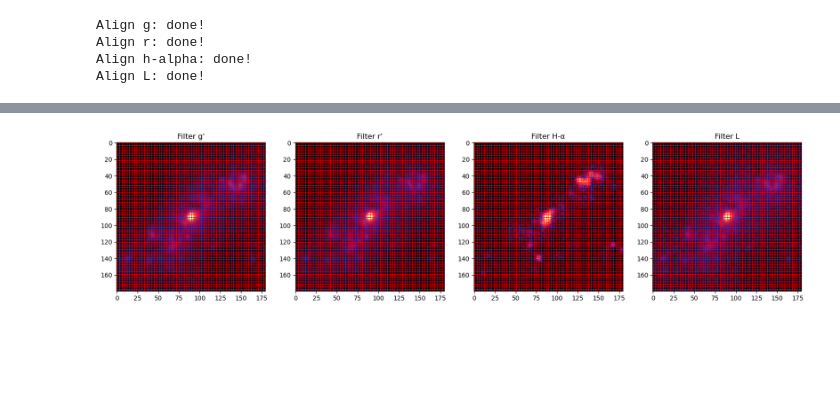
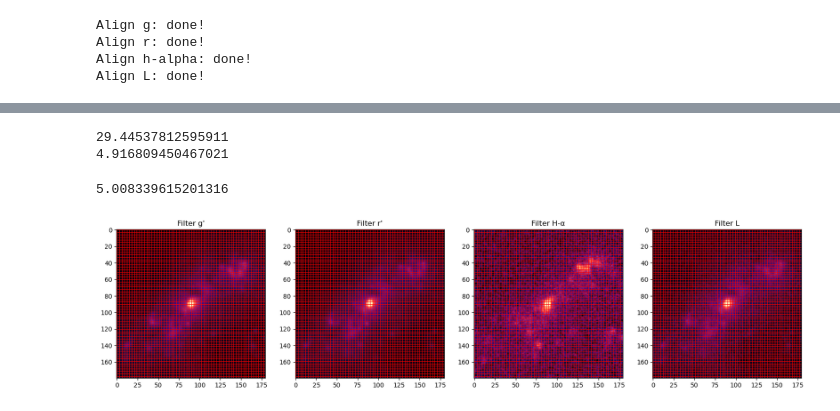
Before and after one commit to Juaopteinde/Group-19-NGC4449, a Jupyter notebook: sections.ipynb, the cells around one changed output, grey strips where cells are left out. Cells and saved outputs as stored; diff of their text form; code cells hidden in the pictures; blank space fills up the shorter version.

```diff
--- a/sections.ipynb
+++ b/sections.ipynb
@@ -79,7 +79,7 @@ def section_image(image, region_size=(region_size_define, region_size_define)):
 fit_g = "NGC_4449_g_stack_astrometry.fits"
 fit_r = "NGC_4449_r_stack_astrometry.fits"
 fit_L = 'NGC_4449_L_stack_astrometry.fits'
-fit_ha = 'NGC_4449_ha_stack_astrometry.fits'
+fit_ha = 'NGC_4449_ha_stack_stephanie_astrometry.fits'
 
 header_L, dat_L, wcs_L = get_data(fit_L)
 header_g, dat_g, wcs_g = get_data(fit_g)
@@ -157,6 +156,6 @@ WARNING: FITSFixedWarning: 'datfix' made the change 'Set MJD-OBS to 60374.128535
 # %%
-xmin, xmax = 300, 450
-ymin, ymax = 300, 400
+xmin, xmax = 0, 75
+ymin, ymax = 0, 60
 
 bg_mean_L = calc_background(cropped_L, xmin, xmax, ymin, ymax)
 bg_mean_ha = calc_background(cropped_ha, xmin, xmax, ymin, ymax)
@@ -165,7 +164,7 @@ bg_mean_g = calc_background(cropped_g, xmin, xmax, ymin, ymax)
 
 no_bg_g = cropped_g - 244.13093010864273
 no_bg_r = cropped_r - 332.6516227990238
-no_bg_ha = cropped_ha - 1909.696413022794
+no_bg_ha = cropped_ha - 101.7104743544874
 no_bg_L = cropped_L - 1217.66174153108
 
 # Remove hashtags to enable sigma clipping
@@ -183,12 +182,24 @@ clipped_L = sigma_clip(no_bg_L, sigma, maxiters)
 clipped_r = sigma_clip(no_bg_r, sigma, maxiters)
 # %%
 zero_point = 25
-magnitude_ha = convert_to_magnitude(clipped_ha, zero_point)
-magnitude_L = convert_to_magnitude(clipped_L, zero_point)
-magnitude_r = convert_to_magnitude(clipped_r, zero_point)
-magnitude_g = convert_to_magnitude(clipped_g, zero_point)
+
+zero_point_ha = 0
+zero_point_L = 0
+zero_point_g = 21.424
+zero_point_r = 19.31201
+
+magnitude_ha = convert_to_magnitude(clipped_ha, zero_point_ha)
+magnitude_L = convert_to_magnitude(clipped_L, zero_point_L)
+magnitude_r = convert_to_magnitude(clipped_r, zero_point_r)
+magnitude_g = convert_to_magnitude(clipped_g, zero_point_g)
+
 
 color_index_g_min_r = calc_color_index(magnitude_g, magnitude_r)
+print(np.max(magnitude_ha))
+print(np.min(magnitude_ha))
+# %% [output]
+29.44537812595911
+4.916809450467021
 # %%
 # Calculate the average magnitudes for each section
 sectioned_g = section_image(magnitude_g)
@@ -205,26 +216,30 @@ sectioned_color_index_flat = sectioned_color_index_g_min_r.flatten()
 section_color_index_ha_min_r_flat = sectioned_color_index_ha_min_r.flatten()
 sectioned_g_flat = sectioned_g.flatten()
 sectioned_ha_flat = sectioned_ha.flatten()
+
+print(np.min(sectioned_ha))
+# %% [output]
+5.008339615201316
 # %%
 # Visualize the images with sections
 fig, axs = plt.subplots(1, 4, figsize=(20, 5))
 y_len, x_len = cropped_g.shape
 
 # Function to plot image with sections
 def plot_with_sections(ax, image, title):
     ax.imshow(image, cmap='magma', vmin=np.percentile(image, 0.1), vmax=np.percentile(image, 99.9))
     for i in range(0, y_len, region_size_define):
         ax.axhline(i, color='red', linewidth=0.7)
     for j in range(0, x_len, region_size_define):
         ax.axvline(j, color='red', linewidth=0.7)
     ax.set_title(title)
 
 # Plot each image with sections
-plot_with_sections(axs[0], cropped_g, "Filter g'")
-plot_with_sections(axs[1], cropped_r, "Filter r'")
-plot_with_sections(axs[2], cropped_ha, "Filter H-α")
-plot_with_sections(axs[3], cropped_L, "Filter L")
+plot_with_sections(axs[0], clipped_g, "Filter g'")
+plot_with_sections(axs[1], clipped_r, "Filter r'")
+plot_with_sections(axs[2], clipped_ha, "Filter H-α")
+plot_with_sections(axs[3], clipped_L, "Filter L")
 
 plt.show()
 # %% [output]
-[figure, old version]
+[figure, new version]
```
Also changed, not shown: parts of 4 cells of this notebook.
